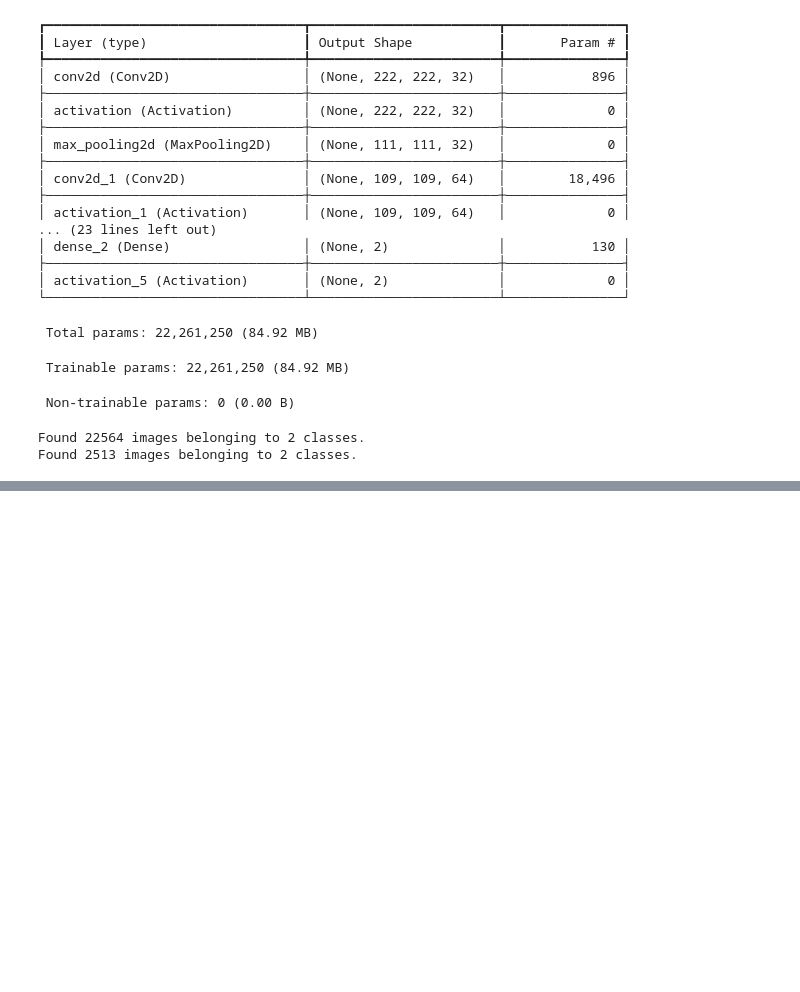
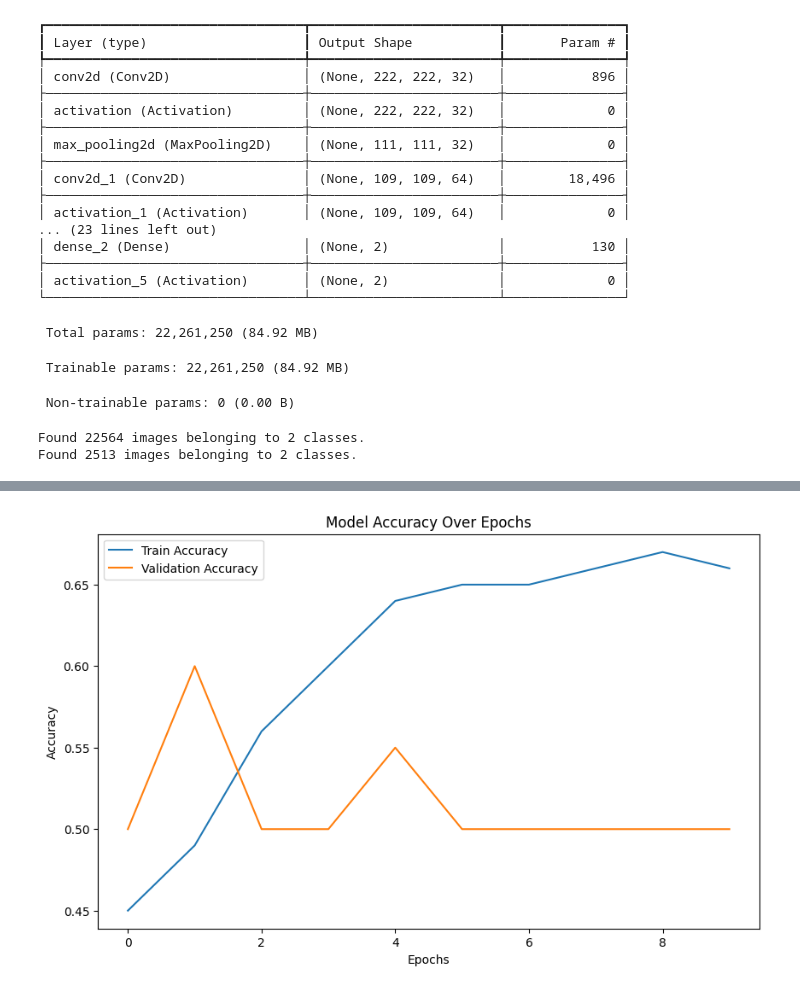
Before and after one commit to Shraddha-Chaudhari356/To-develop-a-CNN-model-to-classify-images-of-plastic-waste, a Jupyter notebook: wasteclassification.ipynb, the cells around one changed output, grey strips where cells are left out. Saved outputs shown, nothing was run; the diff lists cells and outputs as text; code cells hidden in the pictures; blank space fills up the shorter version.

```diff
--- a/wasteclassification.ipynb
+++ b/wasteclassification.ipynb
@@ -298,3 +314,40 @@ model.save('plastic_waste_classification_model.keras')
 
 from tensorflow.keras.models import load_model
 model=load_model('plastic_waste_classification_model.keras')
+# %%
+import matplotlib.pyplot as plt
+from tensorflow import keras
+from tensorflow.keras.models import Sequential
+from tensorflow.keras.layers import Dense
+import numpy as np
+
+# Sample dataset
+X_train = np.random.rand(100, 10)  # 100 samples, 10 features
+y_train = np.random.randint(0, 2, 100)  # Binary labels (0 or 1)
+
+X_val = np.random.rand(20, 10)  # 20 validation samples
+y_val = np.random.randint(0, 2, 20)  # Binary labels
+
+# Define a simple model
+model = Sequential([
+    Dense(32, activation='relu', input_shape=(10,)),
+    Dense(16, activation='relu'),
+    Dense(1, activation='sigmoid')
+])
+
+# Compile the model
+model.compile(optimizer='adam', loss='binary_crossentropy', metrics=['accuracy'])
+
+# Train the model and store history
+hist = model.fit(X_train, y_train, validation_data=(X_val, y_val), epochs=10, batch_size=5)
+
+# ✅ Now, hist.history['accuracy'] exists, so we can plot it
+plt.figure(figsize=(10,6))
+plt.plot(hist.history['accuracy'], label='Train Accuracy')
+plt.plot(hist.history['val_accuracy'], label='Validation Accuracy')
+plt.xlabel("Epochs")
+plt.ylabel("Accuracy")
+plt.legend()
+plt.title("Model Accuracy Over Epochs")
+plt.show()
+# %% [output]
@@ -300,0 +374 @@ model=load_model('plastic_waste_classification_model.keras')
+[figure, added]
```
Also changed, not shown: parts of 6 cells of this notebook.
